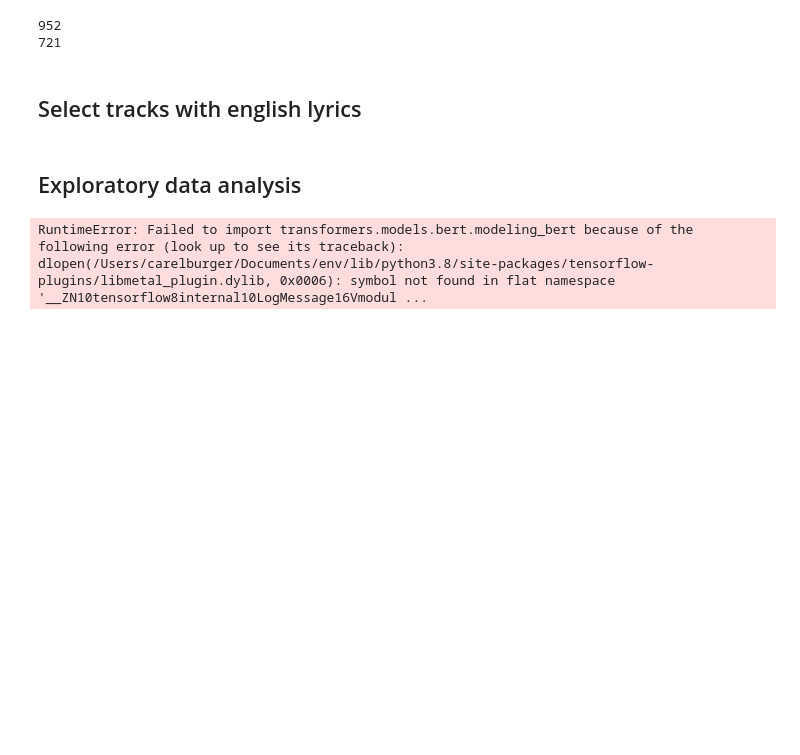
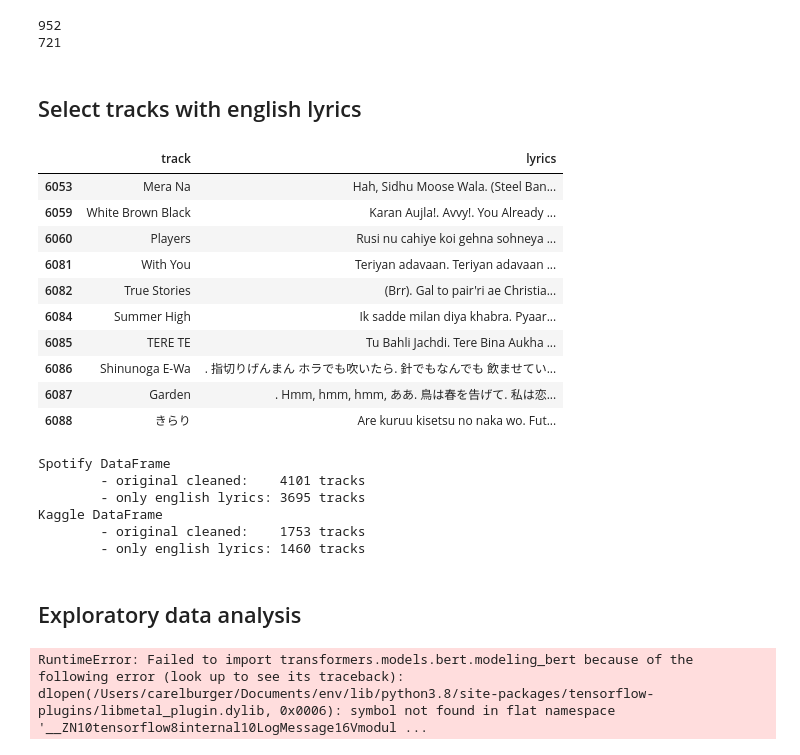
Before and after one commit to cjcdwburger/UOL_DSM020_CW2, a Jupyter notebook: CW2.ipynb, the cells around one changed output. Cells and saved outputs as stored; diff of their text form; code cells hidden in the pictures; blank space fills up the shorter version.

Commit message:
Added function to filter out tracks with non-english lyrics

```diff
--- a/CW2.ipynb
+++ b/CW2.ipynb
@@ -2066,6 +2067,63 @@ print(len(artists_filtered_df))
 721
 # %% [markdown]
 ## Select tracks with english lyrics
+# %%
+# pip install fasttext-langdetect
+
+def get_lyrics_language(lyrics):
+    lang_predict = detect(text=lyrics, low_memory=False)
+
+    lang = lang_predict['lang']
+    conf = lang_predict['score']
+
+    if (lang=='en' and conf>=0.8):
+        return 'english'
+    else:
+        return 'non-english'
+
+spotify_lang_df = spotify_cleaned_df.copy()
+spotify_lang_df['language'] = spotify_lang_df['lyrics'].apply(lambda row: get_lyrics_language(row))
+
+kaggle_lang_df = kaggle_cleaned_df.copy()
+kaggle_lang_df['language'] = kaggle_lang_df['lyrics'].apply(lambda row: get_lyrics_language(row))
+# %%
+
+# Print some tracks with non-english lyrics
+spotify_lang_df[spotify_lang_df['language']=='non-english'][['track', 'lyrics']].tail(10)
+# %% [output]
+|  | track | lyrics |
+| 6053 | Mera Na | Hah, Sidhu Moose Wala. (Steel Ban... |
+| 6059 | White Brown Black | Karan Aujla!. Avvy!. You Already ... |
+| 6060 | Players | Rusi nu cahiye koi gehna sohneya ... |
+| 6081 | With You | Teriyan adavaan. Teriyan adavaan ... |
+| 6082 | True Stories | (Brr). Gal to pair'ri ae Christia... |
+| 6084 | Summer High | Ik sadde milan diya khabra. Pyaar... |
+| 6085 | TERE TE | Tu Bahli Jachdi. Tere Bina Aukha ... |
+| 6086 | Shinunoga E-Wa | . 指切りげんまん ホラでも吹いたら. 針でもなんでも 飲ませてい... |
+| 6087 | Garden | . Hmm, hmm, hmm, ああ. 鳥は春を告げて. 私は恋... |
+| 6088 | きらり | Are kuruu kisetsu no naka wo. Fut... |
+# %%
+
+# Select only tracks with english lyrics
+spotify_filtered_df = spotify_lang_df[spotify_lang_df['language']=='english']
+kaggle_filtered_df = kaggle_lang_df[kaggle_lang_df['language']=='english']
+
+# Print change in number of Spotify dataframe tracks
+print('Spotify DataFrame')
+print('\t- original cleaned:   ', len(spotify_lang_df), 'tracks')
+print('\t- only english lyrics:', len(spotify_filtered_df), 'tracks')
+
+# Print change in number of Kaggle dataframe tracks
+print('Kaggle DataFrame')
+print('\t- original cleaned:   ', len(kaggle_lang_df), 'tracks')
+print('\t- only english lyrics:', len(kaggle_filtered_df), 'tracks')
+# %% [output]
+Spotify DataFrame
+        - original cleaned:    4101 tracks
+        - only english lyrics: 3695 tracks
+Kaggle DataFrame
+        - original cleaned:    1753 tracks
+        - only english lyrics: 1460 tracks
 # %% [markdown]
 ## Exploratory data analysis
 # %%
```
Also changed, not shown: parts of 1 cell of this notebook.
